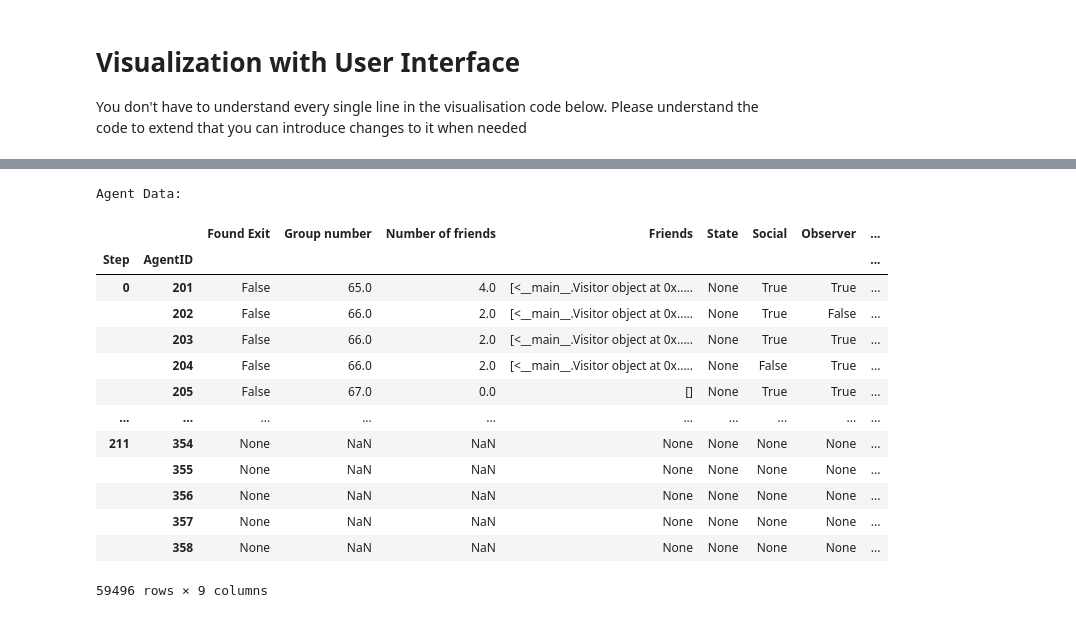
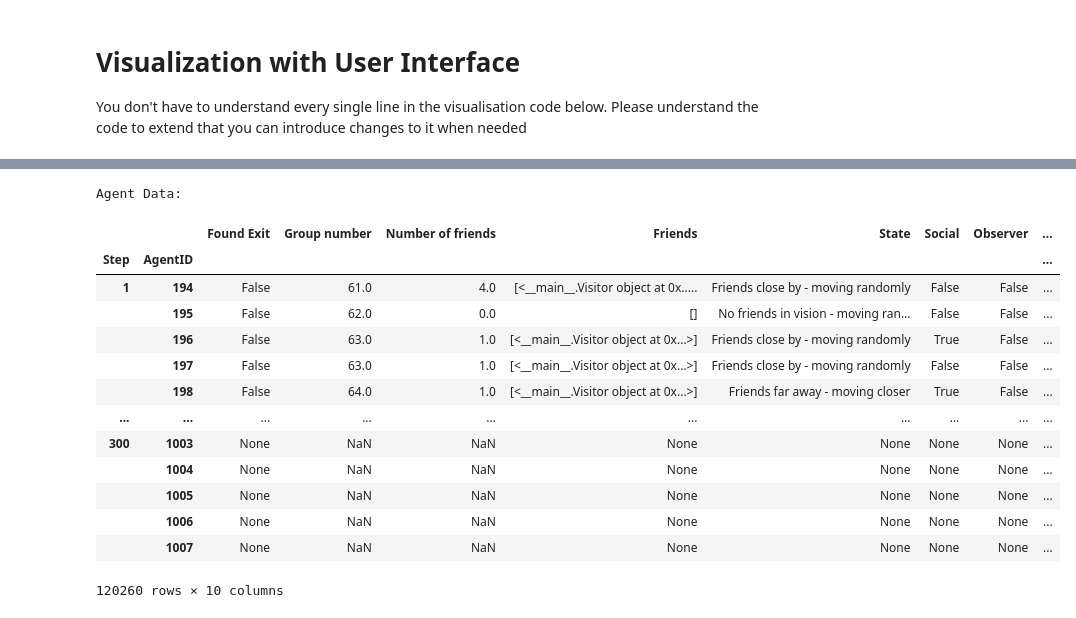
Before and after one commit to Pepijn2001/ABM_SEN1211, a Jupyter notebook: FINAL MODEL.ipynb, the cells around one changed output, grey strips where cells are left out. Saved outputs shown, nothing was run; the diff lists cells and outputs as text; code cells hidden in the pictures.

Commit message:
Final model merge

```diff
--- a/FINAL MODEL.ipynb
+++ b/FINAL MODEL.ipynb
@@ -99,9 +99,6 @@ class NavigationAgent(Agent):
         super().__init__(model)  # MESA `Agent` class initialization, auto-assigns unique_id in Mesa 3.0
 
         # Attributes of each agent
-        #TODO: eigenlijk moeten de eerste twee bij Visitor omdat alleen Visitor deze gebruikt
-        self.found_exit = False  # Track if agent has reached the exit
-        self.previous_pos = None  # Previous position of the agent
         self.vision = vision  # Vision range of the agent
         self.vision_area = None
 
@@ -193,9 +190,10 @@ class Visitor(NavigationAgent):
         super().__init__(model, vision=vision)
 
         # Attributes for the Visitor subclass
-        # TODO: hier iets aanpassen, soms geen van beide
-        self.social = random.choices([True, False], weights=[0.6, 0.4])[0]
-        self.observer = random.choices([True, False], weights=[0.7, 0.3])[0]
+        self.social = random.choices([True, False], weights=[0.7, 0.3], k=1)[0]
+        self.observer = random.choices([True, False], weights=[0.5, 0.5], k=1)[0]
+        self.found_exit = False  # Track if agent has reached the exit
+        self.previous_pos = None  # Previous position of the agent
 
         self.drinks = drinks
         self.friends = friends
@@ -209,17 +207,12 @@ class Visitor(NavigationAgent):
         self.previous_location = None # Remember where you were before a timer went off
         self.state = None
         self.target_location = None
-
-        # TODO : ONDERSTAANDE DINGEN ZIJN TOEGEVOEGD (NOT SURE ABOUT CHOSEN FRIEND)
         self.chosen_friend = None
-
-        self.search_timer = random.randrange(5, 20)
+        self.search_timer = random.randrange(10, 30)
         self.stair_target = None
-
         self.current_floor = None
         self.target_floor = None
 
-    # TODO: New pathfinding algorithm
     def move_towards_target(self, target_location):
         """
         Input is a coordinate tuple of the target. Function checks whether the target is on another floor and updates the target to the stairs if that is the case. Then moves to the target.
@@ -348,7 +341,6 @@ class Visitor(NavigationAgent):
         else:
             friends_in_vision_far = []
 
-        # TODO: Deze afstand heb ik dus gefreestyled, die moet eienlijk ook een input van het model worden
         nodes_in_vision_close = self.model.grid.get_neighborhood(self.pos, moore=True, radius=(int(self.vision/2)), include_center=False)
         agents_in_vision_close = [agent for agent in self.model.grid.get_cell_list_contents(nodes_in_vision_close)]
 
@@ -419,7 +411,6 @@ class Visitor(NavigationAgent):
                     self.bar_timer = random.randrange(2, 20) # same issue
                     self.bar_delay = random.randrange(2, 10)
 
-        # TODO: timer kunnen nu negatief worden op het moment dat een agent nog bezig is met een andere task --> freeze de timers -> bar timer wordt elke keer negatief, no clue whyyy
         else:
             self.find_friends()
             if self.toilet_timer > 0:
@@ -443,7 +434,7 @@ class Visitor(NavigationAgent):
 
         # If you are an observer, you try to find your friend and then find optimal exits
         if self.observer:
-            if (self.search_timer > 0) and (self.target_location == None): # TODO: check of dit goed gaat met eventuele oude target location
+            if (self.search_timer > 0) and (self.target_location == None):
                 if friends_in_vision:
                     coord, friend = random.choice(list(friends_in_vision.items()))
                     if friend.target_location != None:
@@ -466,7 +457,7 @@ class Visitor(NavigationAgent):
 
         # If you are not an observer you opt for going to familiar exits if you can't find your friends
         else:
-            if (self.search_timer > 0) and (self.target_location == None): # TODO: check of dit goed gaat met eventuele oude target location
+            if (self.search_timer > 0) and (self.target_location == None):
                 if friends_in_vision:
                     coord, friend = random.choice(list(friends_in_vision.items()))
                     if friend.target_location != None:
@@ -523,8 +514,6 @@ class Visitor(NavigationAgent):
 
     def step(self):
         super().step()
-
-        # TODO: nog iets van een timer inbouwen voor de initialisatie voordat het alarm afgaat => hier ook iets doen van, als het alarm af gaat, reset alle states en target locations van de agents
         self.take_stairs()
         if self.model.alarm == False:
             self.normal_behaviour()
@@ -1126,15 +1250,15 @@ class FloorPlanModel(Model):
 # %%
 number_of_stages = 1 # number of stages on ground floor
-number_of_visitors = 100 # number of visitors (no. of agents)
-number_of_crew = 7 # number of crew members (no. of agents)
+number_of_visitors = 1000 # number of visitors (no. of agents)
+number_of_crew = 1 # number of crew members (no. of agents)
 vision_visitor = 15 # number of cells that visitors can see (2 meters per cell)
 vision_crew = 8 # number of cells that crew reaches (2 meters per cell)
 cell_capacity = 16 # max number of agents per cell (no. of agents)
 max_group_size = 5 # max size of friend groups (no. of agents)
-alarm_timer = 40 # time before alarm goes off (seconds)
-number_of_steps = 100 # number of steps the model runs (seconds)
+alarm_timer = 90 # time before alarm goes off (seconds)
+number_of_steps = 300 # number of steps the model runs (seconds)
 
-number_of_runs = 1 # number of runs the model captures
+number_of_runs = 30 # number of runs the model captures
 
 all_model_data = pd.DataFrame()
 all_agent_data = pd.DataFrame()
@@ -1159,6 +1283,6 @@ for run_id in range(number_of_runs):
     all_model_data = pd.concat([all_model_data, model_data], ignore_index=True)
     all_agent_data = pd.concat([all_agent_data, agent_data], ignore_index=True)
 
-all_model_data.to_csv('model_data.csv')
-all_agent_data.to_csv('agent_data.csv')
+all_model_data.to_csv('./data/model_data_basecase.csv')
+all_agent_data.to_csv('./data/agent_data_basecase.csv')
 # %% [output]
@@ -1406,22 +1594,22 @@ model_data
 # %%
 print("\nAgent Data:")
-agent_data[200:]
+agent_data[1200:]
 # %% [output]
 Agent Data:
 |  |  | Found Exit | Group number | Number of friends | Friends | State | Social | Observer | ... |
 | Step | AgentID |  |  |  |  |  |  |  | ... |
-| 0 | 201 | False | 65.0 | 4.0 | [<__main__.Visitor object at 0x..... | None | True | True | ... |
-|  | 202 | False | 66.0 | 2.0 | [<__main__.Visitor object at 0x..... | None | True | False | ... |
-|  | 203 | False | 66.0 | 2.0 | [<__main__.Visitor object at 0x..... | None | True | True | ... |
-|  | 204 | False | 66.0 | 2.0 | [<__main__.Visitor object at 0x..... | None | False | True | ... |
-|  | 205 | False | 67.0 | 0.0 | [] | None | True | True | ... |
+| 1 | 194 | False | 61.0 | 4.0 | [<__main__.Visitor object at 0x..... | Friends close by - moving randomly | False | False | ... |
+|  | 195 | False | 62.0 | 0.0 | [] | No friends in vision - moving ran... | False | False | ... |
+|  | 196 | False | 63.0 | 1.0 | [<__main__.Visitor object at 0x...>] | Friends close by - moving randomly | True | False | ... |
+|  | 197 | False | 63.0 | 1.0 | [<__main__.Visitor object at 0x...>] | Friends close by - moving randomly | False | False | ... |
+|  | 198 | False | 64.0 | 1.0 | [<__main__.Visitor object at 0x...>] | Friends far away - moving closer | True | False | ... |
 | ... | ... | ... | ... | ... | ... | ... | ... | ... | ... |
-| 211 | 354 | None | NaN | NaN | None | None | None | None | ... |
-|  | 355 | None | NaN | NaN | None | None | None | None | ... |
-|  | 356 | None | NaN | NaN | None | None | None | None | ... |
-|  | 357 | None | NaN | NaN | None | None | None | None | ... |
-|  | 358 | None | NaN | NaN | None | None | None | None | ... |
+| 300 | 1003 | None | NaN | NaN | None | None | None | None | ... |
+|  | 1004 | None | NaN | NaN | None | None | None | None | ... |
+|  | 1005 | None | NaN | NaN | None | None | None | None | ... |
+|  | 1006 | None | NaN | NaN | None | None | None | None | ... |
+|  | 1007 | None | NaN | NaN | None | None | None | None | ... |
-59496 rows × 9 columns
+120260 rows × 10 columns
 # %%
 #  Uncomment the code below to display the 'Agents per Cell' data for each step
 
```
Also changed, not shown: parts of 8 cells of this notebook, 1 other file.
